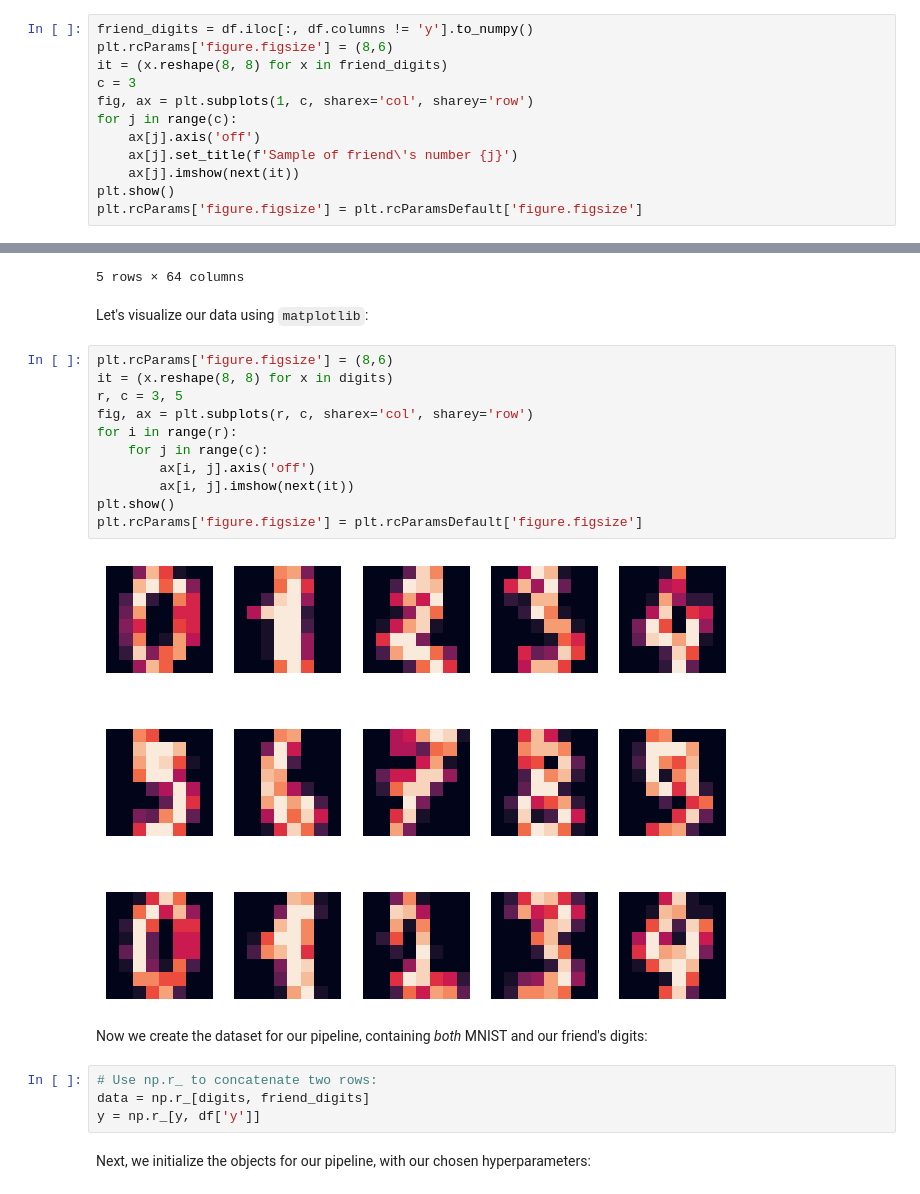
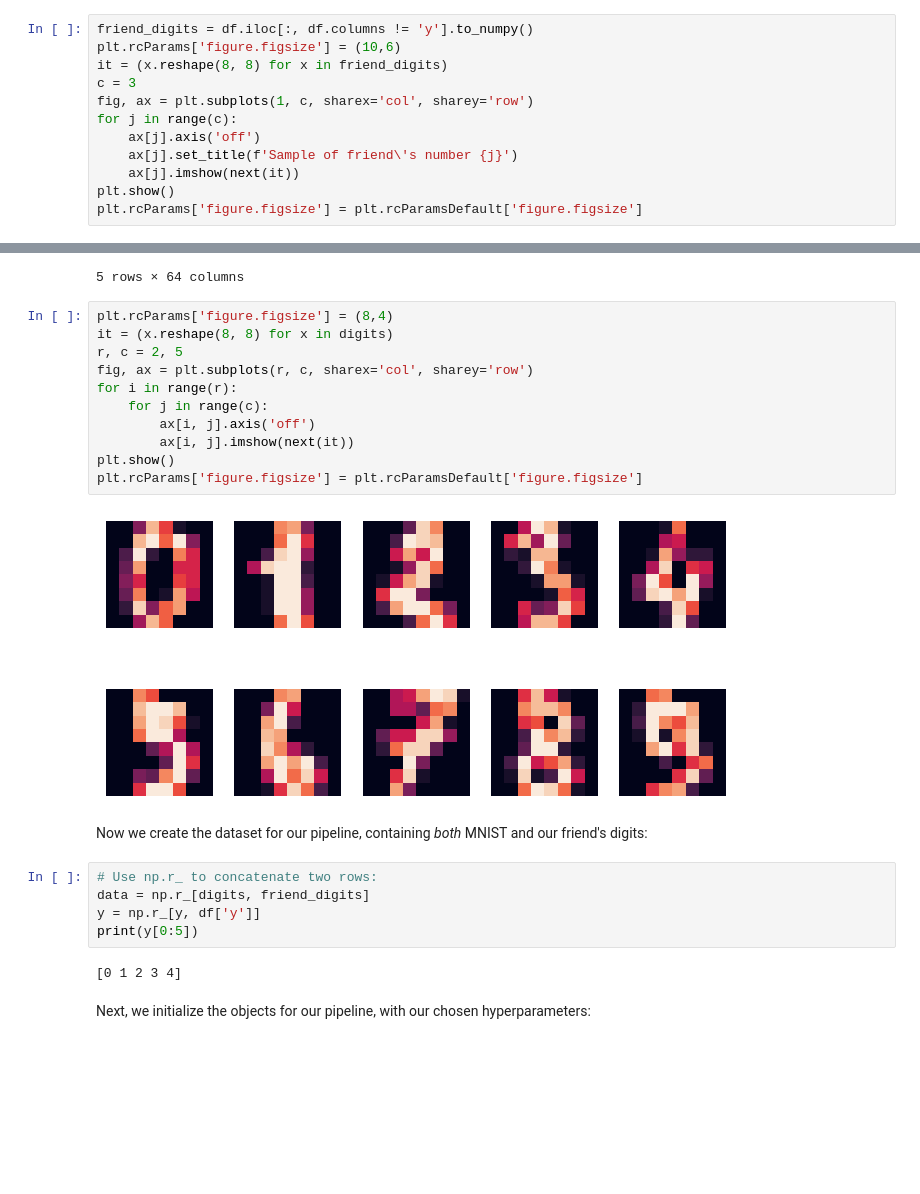
Before and after one commit to fernandapratama/IBM__Unsupervised-ML, a Jupyter notebook: DBSCAN.ipynb, the cells around one changed output, grey strips where cells are left out. Saved outputs shown, nothing was run; the diff lists cells and outputs as text; blank space fills up the shorter version.

```diff
--- a/DBSCAN.ipynb
+++ b/DBSCAN.ipynb
@@ -237,6 +190,6 @@ We will need to reshape the data into 8x8 images, so matplotlib can properly dis
 # %%
 friend_digits = df.iloc[:, df.columns != 'y'].to_numpy()
-plt.rcParams['figure.figsize'] = (8,6)
+plt.rcParams['figure.figsize'] = (10,6)
 it = (x.reshape(8, 8) for x in friend_digits)
 c = 3
 fig, ax = plt.subplots(1, c, sharex='col', sharey='row')
@@ -263,27 +218,28 @@ pd.DataFrame(digits).head()
 | 3 | 0.0 | 0.0 | 7.0 | 15.0 | 13.0 | 1.0 | 0.0 | 0.0 | 0.0 | 8.0 | ... | ... |
 | 4 | 0.0 | 0.0 | 0.0 | 1.0 | 11.0 | 0.0 | 0.0 | 0.0 | 0.0 | 0.0 | ... | ... |
 5 rows × 64 columns
-# %% [markdown]
-Let's visualize our data using `matplotlib`:
 # %%
-plt.rcParams['figure.figsize'] = (8,6)
+plt.rcParams['figure.figsize'] = (8,4)
 it = (x.reshape(8, 8) for x in digits)
-r, c = 3, 5
+r, c = 2, 5
 fig, ax = plt.subplots(r, c, sharex='col', sharey='row')
 for i in range(r):
     for j in range(c):
         ax[i, j].axis('off')
         ax[i, j].imshow(next(it))
 plt.show()
 plt.rcParams['figure.figsize'] = plt.rcParamsDefault['figure.figsize']
 # %% [output]
-[figure, old version]
+[figure, new version]
 # %% [markdown]
 Now we create the dataset for our pipeline, containing _both_ MNIST and our friend's digits:
 # %%
 # Use np.r_ to concatenate two rows:
 data = np.r_[digits, friend_digits]
 y = np.r_[y, df['y']]
+print(y[0:5])
+# %% [output]
+[0 1 2 3 4]
 # %% [markdown]
 Next, we initialize the objects for our pipeline, with our chosen hyperparameters:
 # %%
```
Also changed, not shown: parts of 30 cells of this notebook.
